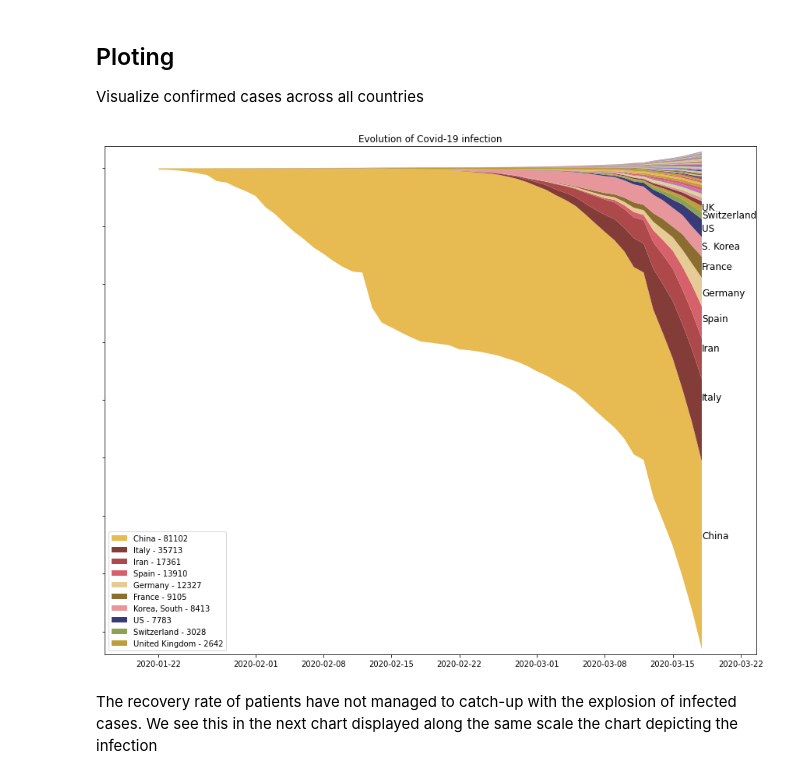
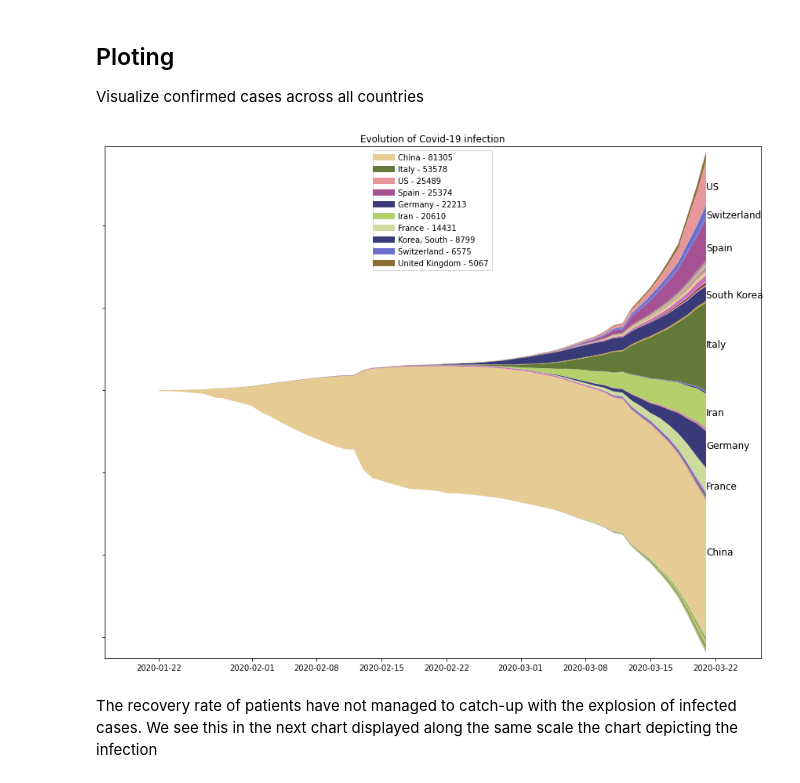
Before and after one commit to prabhudc/colab-dump, a Jupyter notebook: covid_19_stream_graph.ipynb, the cells around one changed output. Drawn from its saved outputs; the diff is of its cells as text; code cells hidden in the pictures.

```diff
--- a/covid_19_stream_graph.ipynb
+++ b/covid_19_stream_graph.ipynb
@@ -47,52 +49,60 @@ df_cov19_jhu_grouped_recovered.columns = ["country","date","count"]
 ## Ploting
 
 Visualize confirmed cases across all countries
+# %%
+#Setup the colors for further processing
+country_list = df_cov19_jhu_raw_confirmed["Country/Region"].unique()
+cmap = plt.get_cmap("tab20b",len(country_list))
+color_list = [colors.rgb2hex(rgb) for rgb in cmap(np.arange(0,len(country_list)))]
+random.shuffle(color_list)
+
+# Set the color map to be referenced in later charts
+df_color_map = pd.DataFrame()
+df_color_map["country"] = country_list
+df_color_map["color"] = color_list
 # %%
 df_cov19_jhu_pivot_confirmed = df_cov19_jhu_grouped_confirmed.pivot(index= "country",columns = "date", values="count").reset_index()
-# Sort em up
-df_cov19_jhu_pivot_confirmed = df_cov19_jhu_pivot_confirmed.sort_values(by=df_cov19_jhu_pivot_confirmed.columns[-1],ascending=False)
-
-#Setup the colors for further processing
-country_list = df_cov19_jhu_raw_confirmed["Country/Region"].unique()
-cmap = plt.get_cmap("tab20b",len(country_list))
-color_list_confirmed = [colors.rgb2hex(rgb) for rgb in cmap(np.arange(0,len(country_list)))]
-random.shuffle(color_list_confirmed)
-
-# Set the color map to be referenced in later charts
-df_color_map = pd.DataFrame()
-df_color_map["country"] = df_cov19_jhu_pivot_confirmed.iloc[:,0]
-df_color_map["color"] = color_list_confirmed
 
 # Fill the plot input values
 y = np.array(df_cov19_jhu_pivot_confirmed.iloc[:,1:])
 x = df_cov19_jhu_pivot_confirmed.columns[1:]
-country_labels = df_cov19_jhu_pivot_confirmed.iloc[:,0]
-# So as to not clutter the chart, we only display  the top 10 countries
-top_10_countries = df_cov19_jhu_pivot_confirmed.iloc[0:10,0] + [' - ' + str(elem )for elem in list(df_cov19_jhu_pivot_confirmed.iloc[0:10,-1])]
+
+
+# Look up the colors defined in the confirmed list
+df_confirmed_color = pd.DataFrame(df_cov19_jhu_pivot_confirmed.iloc[:,0])
+df_confirmed_color = df_confirmed_color.merge(df_color_map, on="country")
+color_list_confirmed = df_confirmed_color.loc[:,"color"]
 
 # Plot the chart
 fig, ax = plt.subplots(figsize=(15,12))
-ax.stackplot(x,y,baseline='wiggle',colors=color_list_confirmed,labels=top_10_countries)
-ax.legend(loc='lower left')
+ax.stackplot(x,y,baseline='wiggle',colors=color_list_confirmed)
+
+#Setup the legend for top-10
+df_cov19_jhu_pivot_confirmed = df_cov19_jhu_pivot_confirmed.sort_values(by=df_cov19_jhu_pivot_confirmed.columns[-1],ascending=False)
+top_10_countries = df_cov19_jhu_pivot_confirmed.iloc[0:10,0] + [' - ' + str(elem )for elem in list(df_cov19_jhu_pivot_confirmed.iloc[0:10,-1])]
+top_10_colors = df_cov19_jhu_pivot_confirmed.iloc[:10,[0]].merge(df_color_map, on="country").iloc[:,1]
+legend_elements = [Line2D([0], [0], color=top_10_colors[i], lw=8, label=list(top_10_countries)[i]) for i in range(0,10)]
+ax.legend(handles=legend_elements, loc='upper center')
+
 ax.set_yticklabels("")
 ax.set_title("Evolution of Covid-19 infection")
-ax.text(df_cov19_jhu_pivot_confirmed.columns[-1], -160000, 'China',size="12")
-ax.text(df_cov19_jhu_pivot_confirmed.columns[-1], -100000, 'Italy',size="12")
-ax.text(df_cov19_jhu_pivot_confirmed.columns[-1], -79000, 'Iran',size="12")
-ax.text(df_cov19_jhu_pivot_confirmed.columns[-1], -66000, 'Spain',size="12")
-ax.text(df_cov19_jhu_pivot_confirmed.columns[-1], -55000, 'Germany',size="12")
-ax.text(df_cov19_jhu_pivot_confirmed.columns[-1], -43500, 'France',size="12")
-ax.text(df_cov19_jhu_pivot_confirmed.columns[-1], -35000, 'S. Korea',size="12")
-ax.text(df_cov19_jhu_pivot_confirmed.columns[-1], -27000, 'US',size="12")
-ax.text(df_cov19_jhu_pivot_confirmed.columns[-1], -21500, 'Switzerland',size="12")
-ax.text(df_cov19_jhu_pivot_confirmed.columns[-1], -18000, 'UK',size="12")
+ax.text(df_cov19_jhu_pivot_confirmed.columns[-1], -100000, 'China',size="12")
+ax.text(df_cov19_jhu_pivot_confirmed.columns[-1], 26000, 'Italy',size="12")
+ax.text(df_cov19_jhu_pivot_confirmed.columns[-1], 122000, 'US',size="12")
+ax.text(df_cov19_jhu_pivot_confirmed.columns[-1], 85000, 'Spain',size="12")
+ax.text(df_cov19_jhu_pivot_confirmed.columns[-1], -35000, 'Germany',size="12")
+ax.text(df_cov19_jhu_pivot_confirmed.columns[-1], -15000, 'Iran',size="12")
+ax.text(df_cov19_jhu_pivot_confirmed.columns[-1], -60000, 'France',size="12")
+ax.text(df_cov19_jhu_pivot_confirmed.columns[-1], 56000, 'South Korea',size="12")
+ax.text(df_cov19_jhu_pivot_confirmed.columns[-1], 105000, 'Switzerland',size="12")
+# ax.text(df_cov19_jhu_pivot_confirmed.columns[-1], -18000, 'UK',size="12")
 ymin, ymax = ax.get_ylim()
 ax.label_outer()
 plt.margins(0.1,.01)
 
 plt.show()
 # %% [output]
-[figure, old version]
+[figure, new version]
 # %% [markdown]
 The recovery rate of patients have not managed to catch-up with the explosion of infected cases. We see this in the next chart displayed along the same scale the chart depicting the infection
 # %%
```
Also changed, not shown: parts of 8 cells of this notebook.
